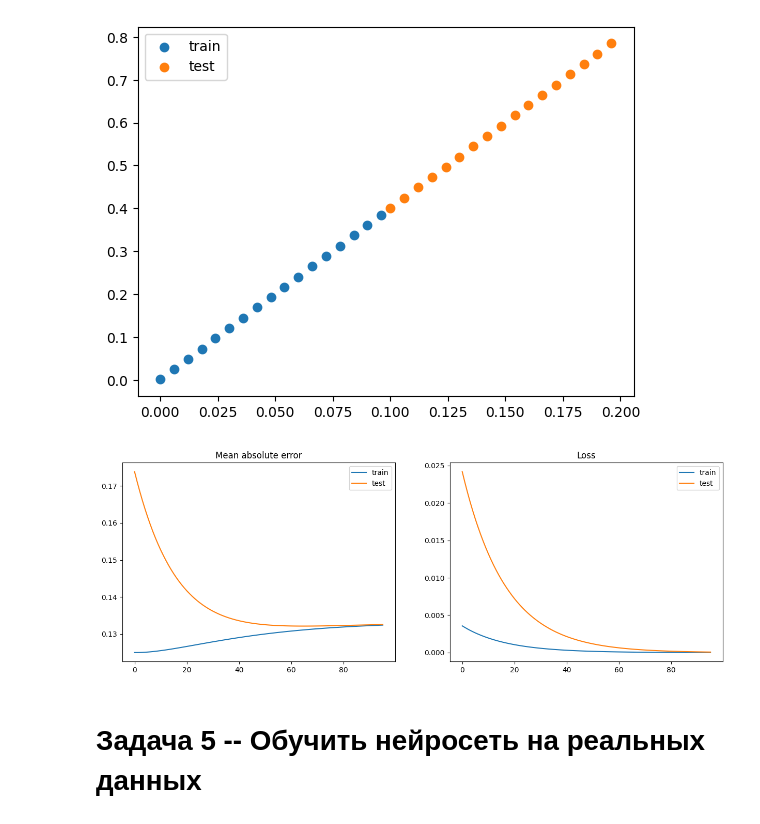
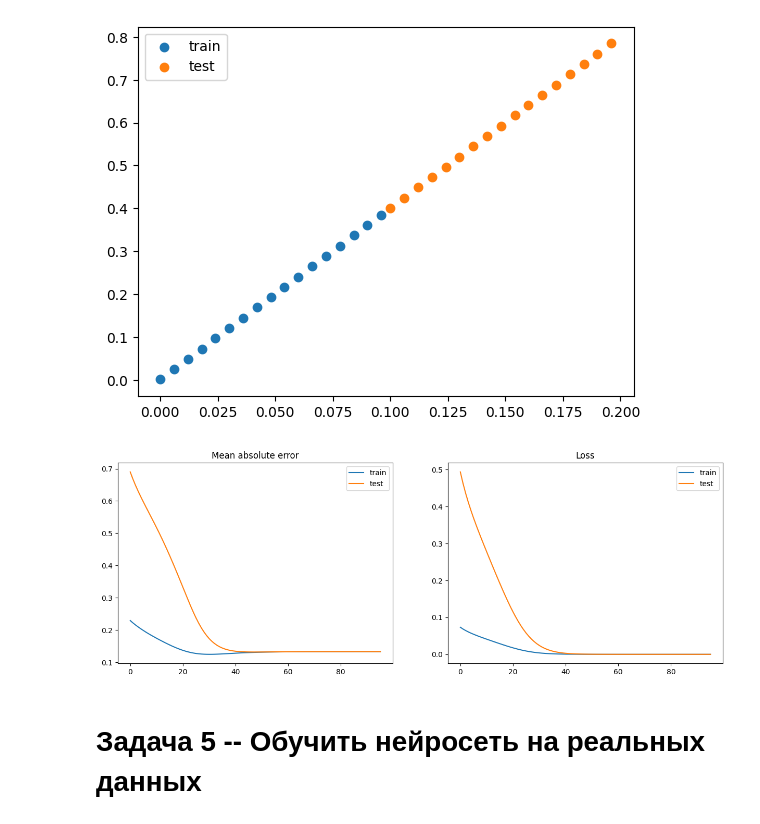
Before and after one commit to tap-o-chek/Neurons_labs, a Jupyter notebook: Neuron_lab3.ipynb, the cells around one changed output. Cells and saved outputs as stored; diff of their text form; code cells hidden in the pictures.

```diff
--- a/Neuron_lab3.ipynb
+++ b/Neuron_lab3.ipynb
@@ -64,7 +64,7 @@ class TanhLayer():
         return output
 
     def backward(self, dout):
-        tanh = (np.exp(X) - np.exp(-1 * X)) / (np.exp(X) + np.exp(-1 * X))
+        tanh = (np.exp(self.X) - np.exp(-1 * self.X)) / (np.exp(self.X) + np.exp(-1 * self.X))
         self.gradInput = dout * (1 - tanh**2)
         return self.gradInput, []
 # %%
@@ -431,14 +431,15 @@ plt.legend();
 # %%
 # define neural net
 model = NN(MSELoss())
 
 # add some layers
-model.add_layer(LinearLayer(4, 1))
+model.add_layer(LinearLayer(4, 2))
+model.add_layer(LinearLayer(2, 1))
 
 model = train(model, X_train, y_train, minibatch_size=10, epoch=100,
            learning_rate=0.01, X_val=X_test, y_val=y_test, verbose=True)
 # %% [output]
-[figure, old version]
+[figure, new version]
 # %% [markdown]
 # Задача 5 -- Обучить нейросеть на реальных данных
 # %%
```
Also changed, not shown: parts of 4 cells of this notebook.
